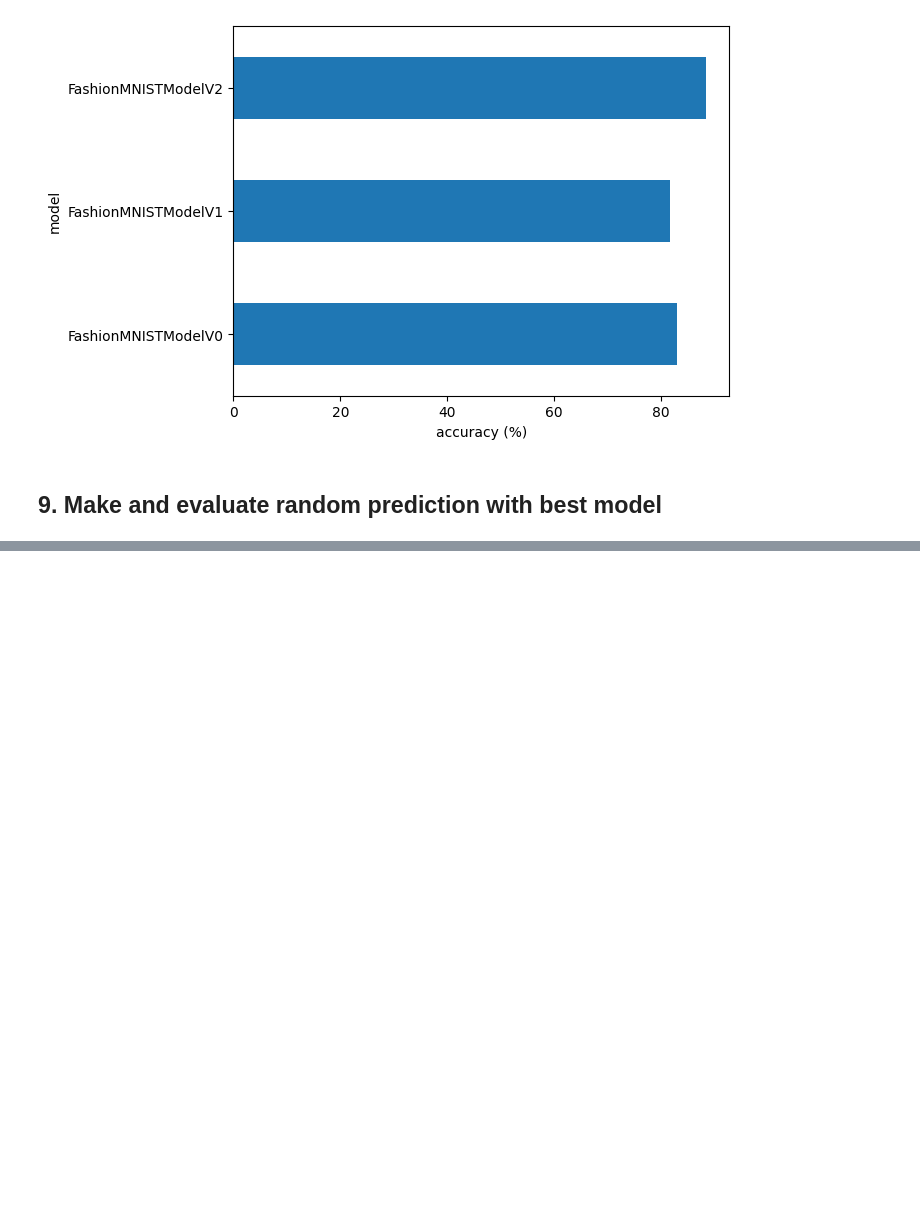
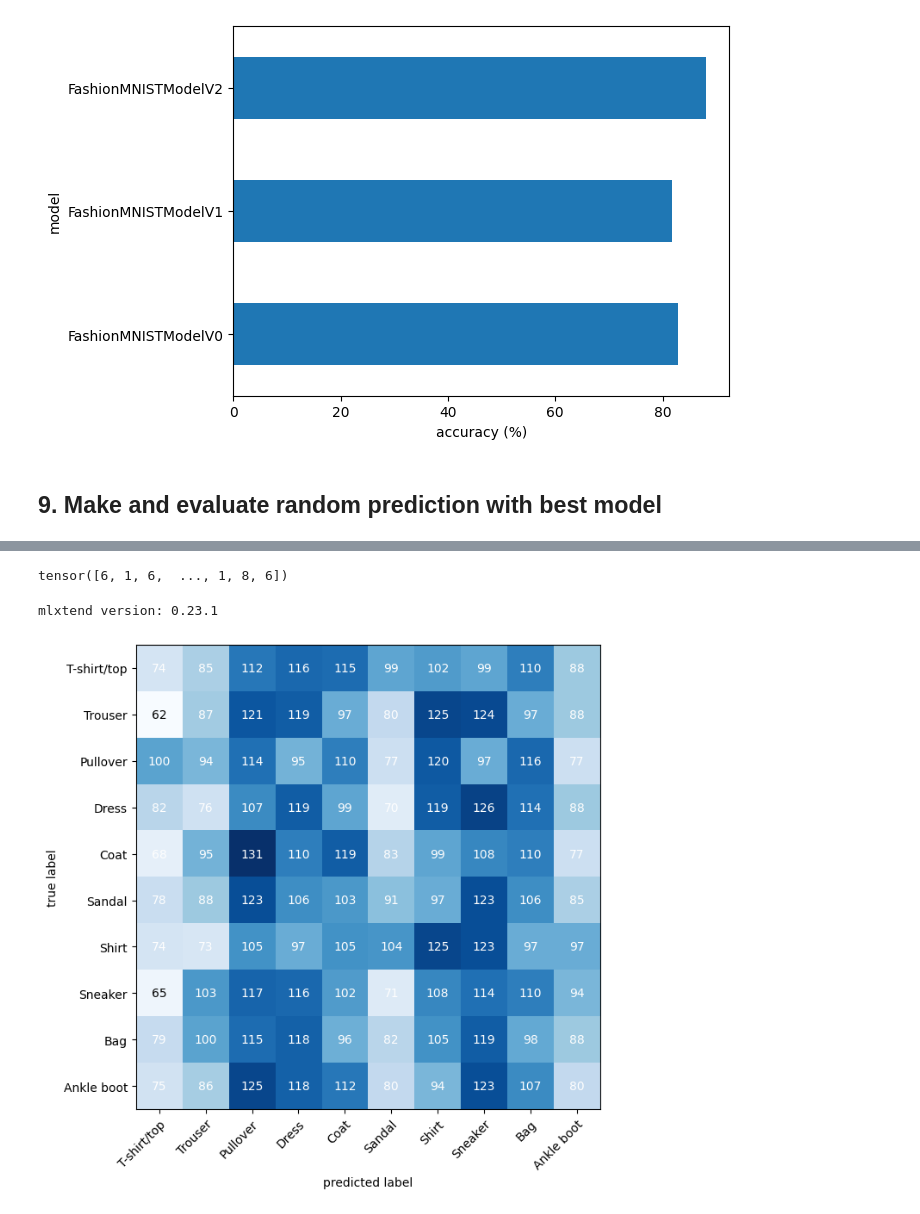
Before and after one commit to ShafaetUllah032/DL_with_PyTorch, a Jupyter notebook: 03 pytorch computer vision.ipynb, the cells around one changed output, grey strips where cells are left out. Cells and saved outputs as stored; diff of their text form; code cells hidden in the pictures; blank space fills up the shorter version.

```diff
--- a/03 pytorch computer vision.ipynb
+++ b/03 pytorch computer vision.ipynb
@@ -1294,0 +1357,61 @@ plt.imshow(test_sample[0].squeeze(),cmap='gray')
+# %%
+#import tqdm.auto
+
+from tqdm.auto import tqdm
+
+# 1. Make predictions with trained model
+
+y_preds=[]
+
+model_2.eval()
+
+with torch.inference_mode():
+    for X,y in tqdm(test_dataloader,desc="making predictions....."):
+
+        # Send the daat and targets to targe devices
+        X,y=X.to(device),y.to(device)
+
+        y_logits=model_2(X)
+
+        y_pred=torch.softmax(y_logits.squeeze(),dim=0).argmax(dim=1)
+
+        y_preds.append(y_pred.cpu())
+
+# Concatenate list of predictions into a tensor
+
+# print(y_preds)
+y_pred_tensor=torch.cat(y_preds)
+y_pred_tensor[:]
+# %% [output]
+tensor([6, 1, 6,  ..., 1, 8, 6])
+# %%
+# See if torchmetrics exists, if not, install it
+try:
+    import torchmetrics, mlxtend
+    print(f"mlxtend version: {mlxtend.__version__}")
+    assert int(mlxtend.__version__.split(".")[1]) >= 19, "mlxtend verison should be 0.19.0 or higher"
+except:
+    %pip install -q torchmetrics -U mlxtend # <- Note: If you're using Google Colab, this may require restarting the runtime
+    import torchmetrics, mlxtend
+    print(f"mlxtend version: {mlxtend.__version__}")
+# %% [output]
+mlxtend version: 0.23.1
+# %%
+from torchmetrics import ConfusionMatrix
+from mlxtend.plotting import plot_confusion_matrix
+
+# 2. Setup confusion instance and compare predictions to tragets
+
+confmat= ConfusionMatrix(num_classes=len(class_name),task='multiclass')
+confmat_tensor=confmat(preds=y_pred_tensor,
+                       target=test_data.targets)
+
+# 3. Plot the confusion matrix
+
+fig,ax=plot_confusion_matrix(
+    conf_mat=confmat_tensor.numpy(),
+    class_names=class_name,
+    figsize=(10,7)
+)
+# %% [output]
+[figure, added]
```
Also changed, not shown: parts of 28 cells of this notebook, 1 other file.
